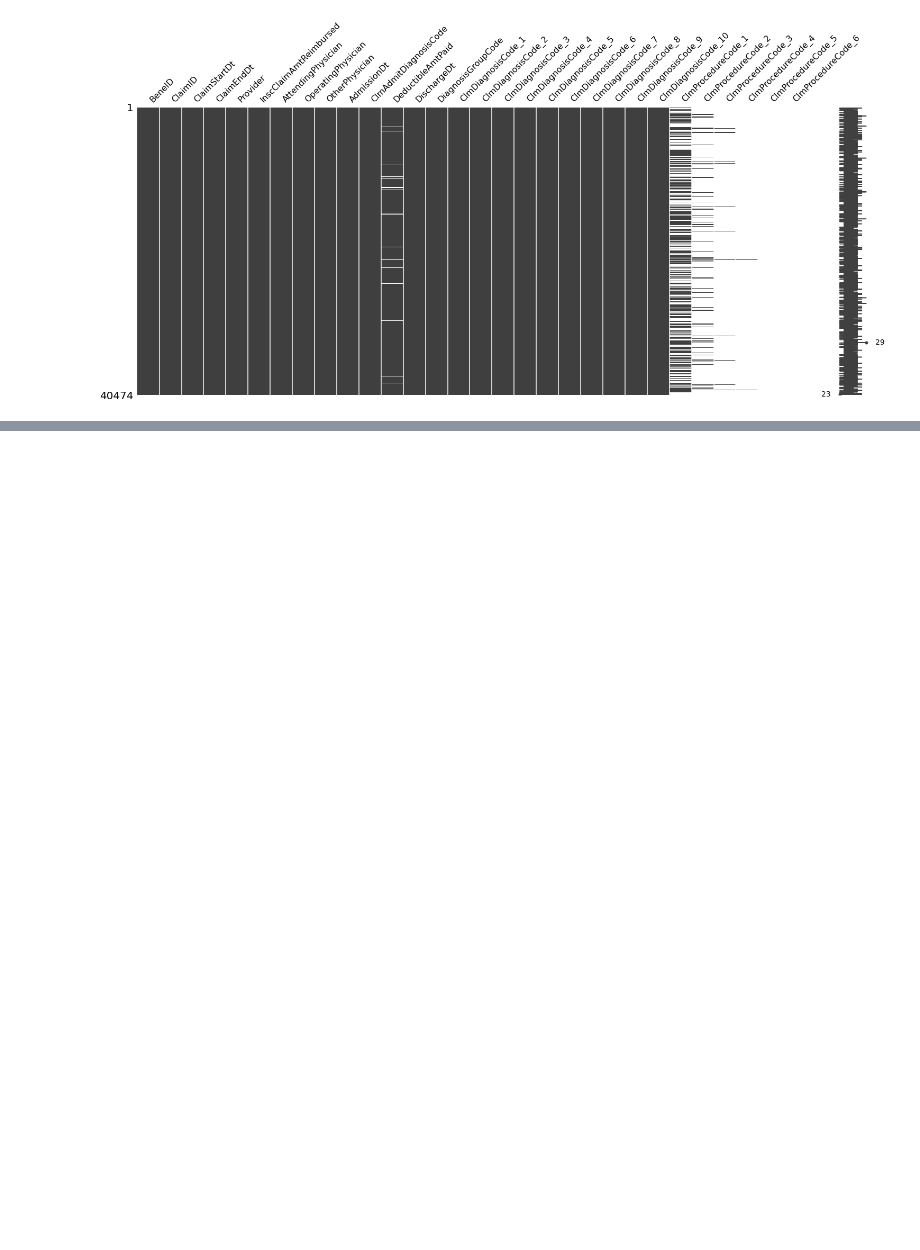
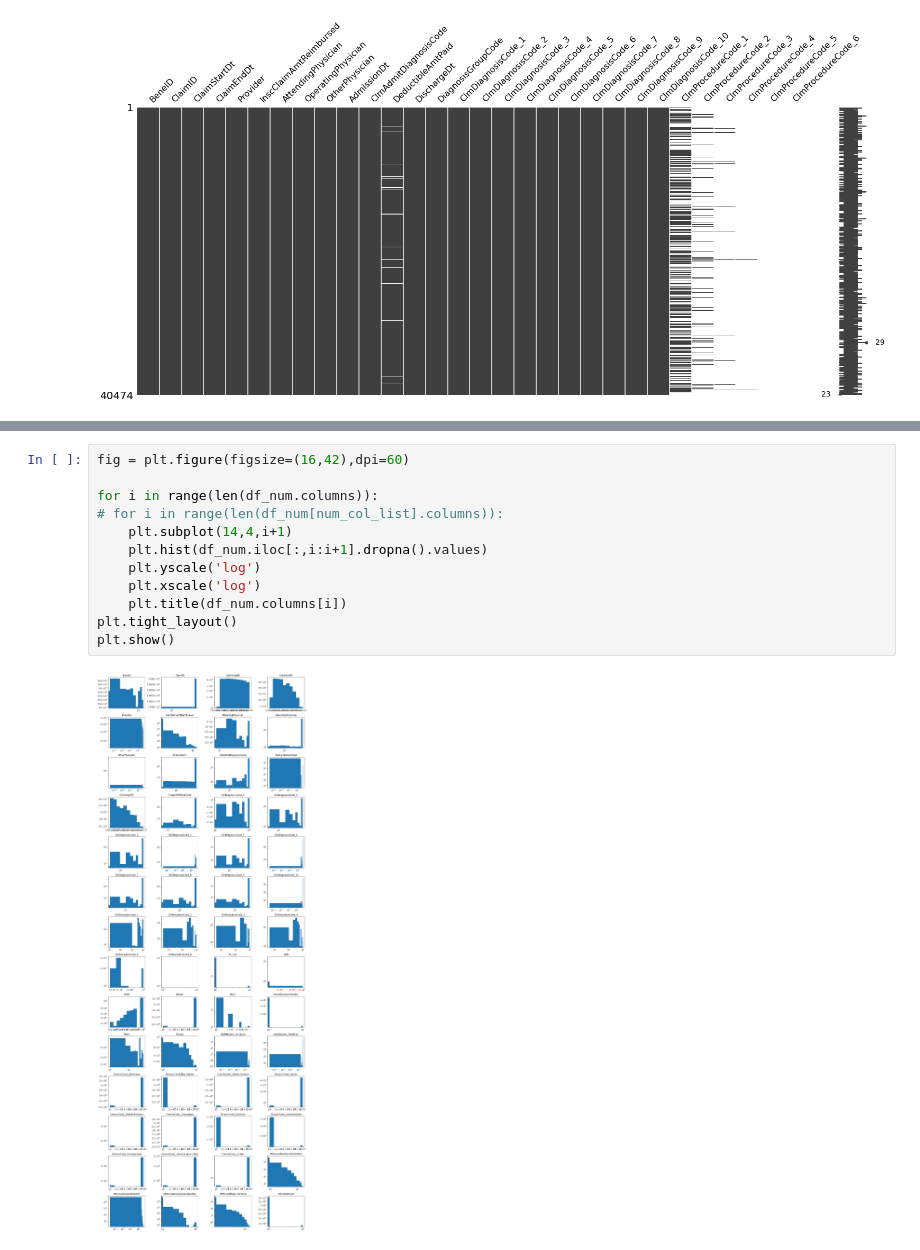
Before and after one commit to yang5hi/healthcare_provider_fraud_detection, a Jupyter notebook: 1_EDA.ipynb, the cells around one changed output, grey strips where cells are left out. Drawn from its saved outputs; the diff is of its cells as text; blank space fills up the shorter version.

```diff
--- a/1_EDA.ipynb
+++ b/1_EDA.ipynb
@@ -319,0 +446,14 @@ msno.matrix((df_num[df_num['In_Out']==1]).iloc[:,:30])
+# %%
+fig = plt.figure(figsize=(16,42),dpi=60)
+
+for i in range(len(df_num.columns)):
+# for i in range(len(df_num[num_col_list].columns)):
+    plt.subplot(14,4,i+1)
+    plt.hist(df_num.iloc[:,i:i+1].dropna().values)
+    plt.yscale('log')
+    plt.xscale('log')
+    plt.title(df_num.columns[i])
+plt.tight_layout()
+plt.show()
+# %% [output]
+[figure, added]
```
Also changed, not shown: parts of 20 cells of this notebook, 1 other file.
